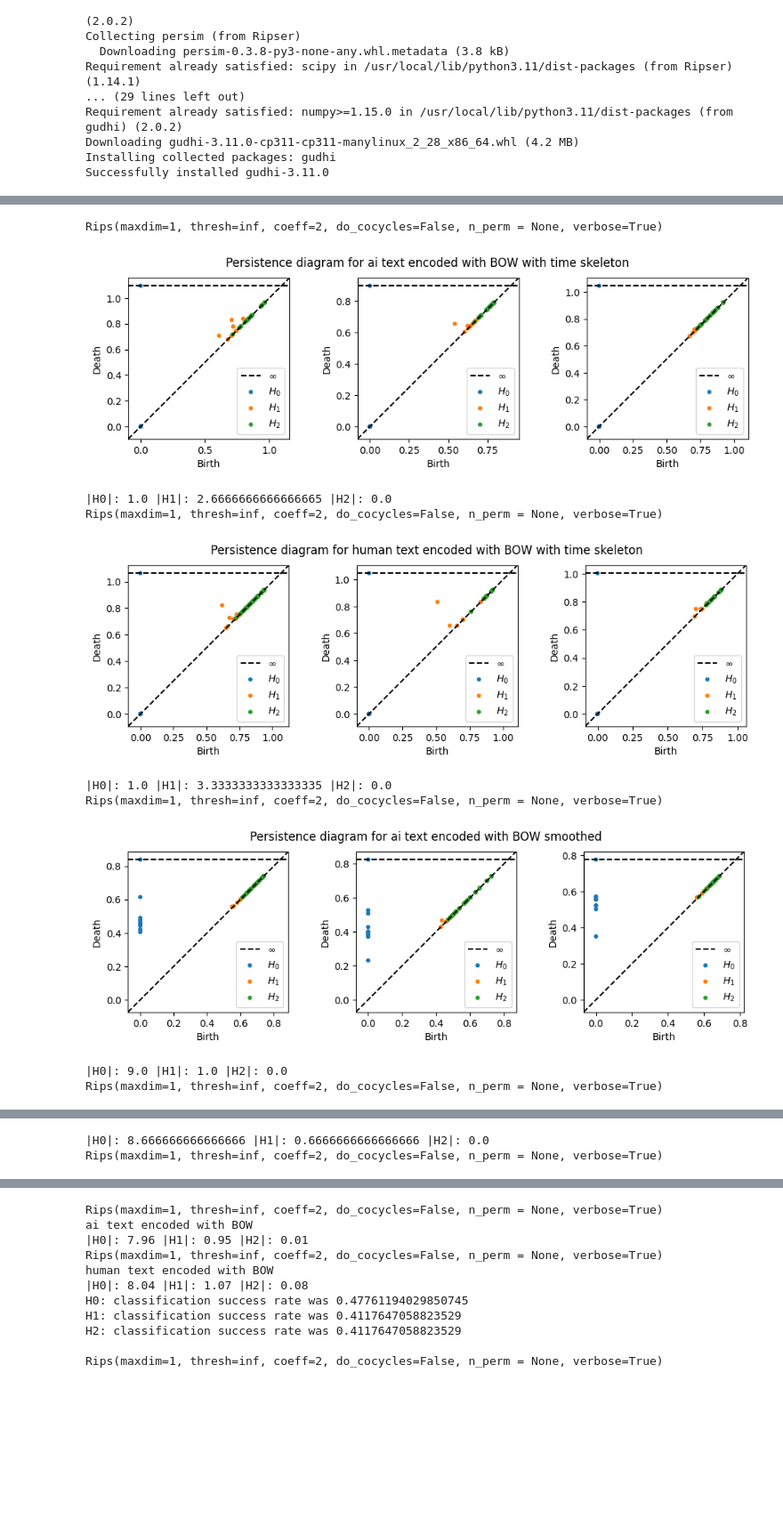
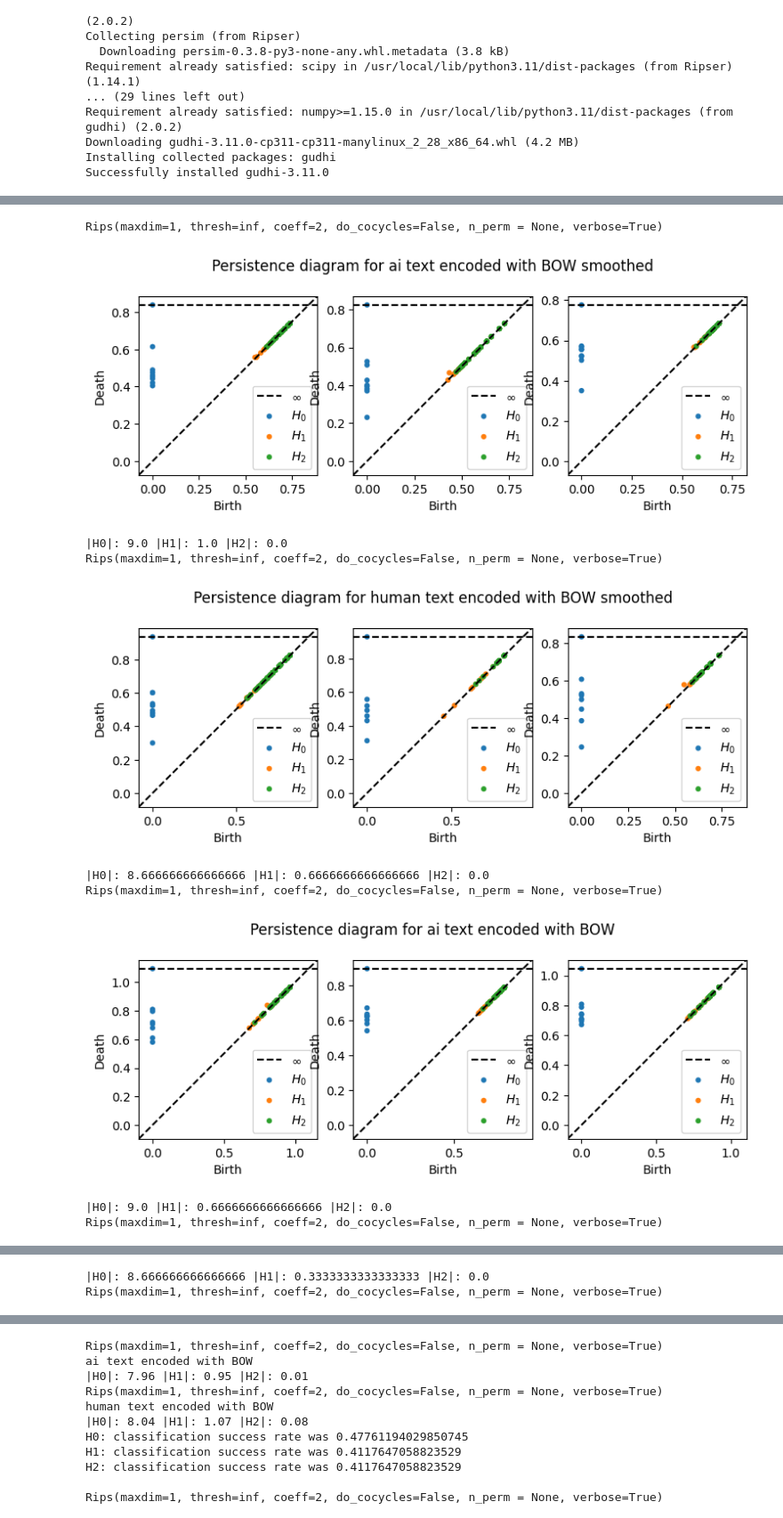
Before and after one commit to aguilin1/tda_ai_text_generation, a Jupyter notebook: tda_ai_text_detection.ipynb, the cells around one changed output, grey strips where cells are left out. Shown at 89% size. Drawn from its saved outputs; the diff is of its cells as text; code cells hidden in the pictures; blank space fills up the shorter version.

```diff
--- a/tda_ai_text_detection.ipynb
+++ b/tda_ai_text_detection.ipynb
@@ -470,9 +470,11 @@ def plot_persistence_diagram_b(births_deaths, still_living, max_epic):
     fig = go.Figure(data=data, layout=layout)
     fig.show()
 # %%
+import pprint
 # Example of the plotly graph
-_, batch_embeddings = load_cached_embeddings('ai', 'bow', 10)
-d = distances(batch_embeddings[0], False)
+sentences, batch_embeddings = load_cached_embeddings('ai', 'bow', 10)
+pprint.pp({i: sentence for i,sentence in enumerate(sentences[7])})
+d = distances(batch_embeddings[7], False)
 
 birth_deaths, still_living, max_epic, dims = filtration(d, 'inf')
 plot_persistence_diagram_b(birth_deaths, still_living, max_epic)
@@ -753,25 +824,21 @@ def evaluation(embedding_type, time_skeleton = False, with_smoothing = False, al
 # %%
 # Prints out sample persistence diagrams for a variety of combinations
 for encoding_type in ('bow', 'bert'):
-  for time_skeleton in (True, False):
-    for with_smoothing in (True, False):
-      # We're not combining these
-      if time_skeleton and with_smoothing:
-        continue
-      for abstract_type in ('ai', 'human'):
-        run_evaluation(abstract_type, encoding_type, time_skeleton=time_skeleton, with_smoothing=with_smoothing, graph=True)
+  for with_smoothing in (True, False):
+    for abstract_type in ('ai', 'human'):
+      run_evaluation(abstract_type, encoding_type, time_skeleton=False, with_smoothing=with_smoothing, graph=True)
 
 for alpha in (0.3, 0.5, 0.8):
   for abstract_type in ('ai', 'human'):
     run_mixed_encoding_evaluation(abstract_type, alpha, graph=True)
 # %% [output]
 Rips(maxdim=1, thresh=inf, coeff=2, do_cocycles=False, n_perm = None, verbose=True)
-[figure, old version]
+[figure, new version]
-|H0|: 1.0 |H1|: 2.6666666666666665 |H2|: 0.0
+|H0|: 9.0 |H1|: 1.0 |H2|: 0.0
 Rips(maxdim=1, thresh=inf, coeff=2, do_cocycles=False, n_perm = None, verbose=True)
-[figure, old version]
+[figure, new version]
-|H0|: 1.0 |H1|: 3.3333333333333335 |H2|: 0.0
+|H0|: 8.666666666666666 |H1|: 0.6666666666666666 |H2|: 0.0
 Rips(maxdim=1, thresh=inf, coeff=2, do_cocycles=False, n_perm = None, verbose=True)
-[figure, old version]
+[figure, new version]
-|H0|: 9.0 |H1|: 1.0 |H2|: 0.0
+|H0|: 9.0 |H1|: 0.6666666666666666 |H2|: 0.0
 Rips(maxdim=1, thresh=inf, coeff=2, do_cocycles=False, n_perm = None, verbose=True)
@@ -779,2 +846,2 @@ Rips(maxdim=1, thresh=inf, coeff=2, do_cocycles=False, n_perm = None, verbose=Tr
-|H0|: 8.666666666666666 |H1|: 0.6666666666666666 |H2|: 0.0
+|H0|: 8.666666666666666 |H1|: 0.3333333333333333 |H2|: 0.0
 Rips(maxdim=1, thresh=inf, coeff=2, do_cocycles=False, n_perm = None, verbose=True)
```
Also changed, not shown: parts of 6 cells of this notebook.
